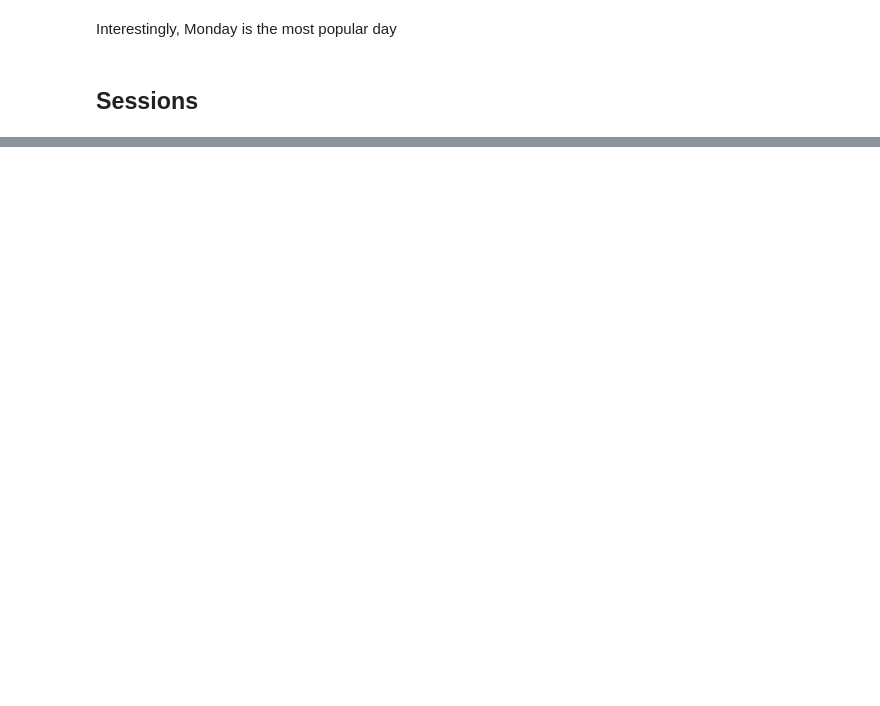
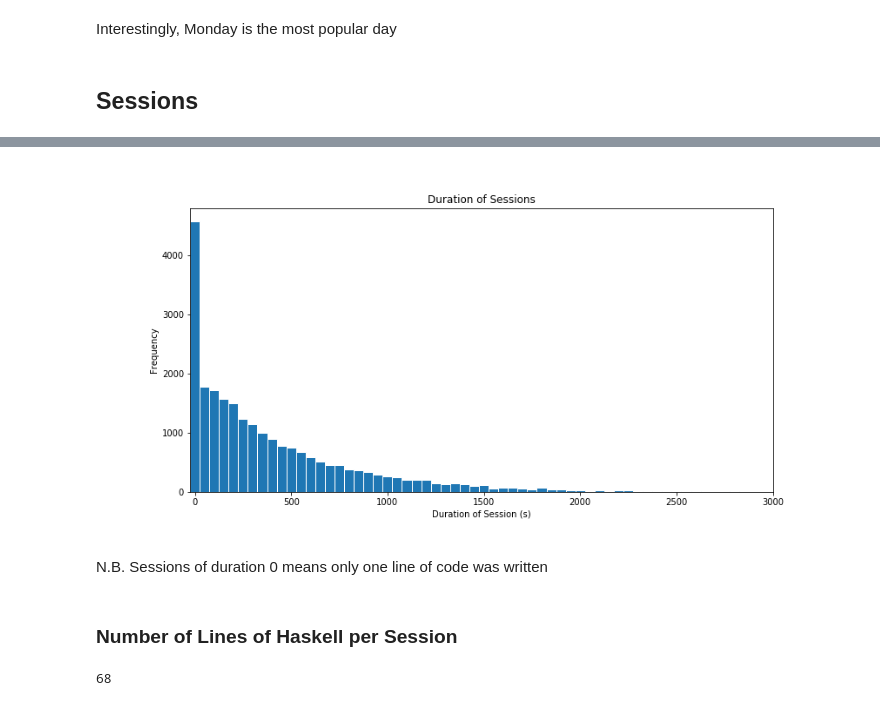
Before and after one commit to questionmarcus/haskellmooc_logfiles, a Jupyter notebook: FirstLook.ipynb, the cells around one changed output, grey strips where cells are left out. Cells and saved outputs as stored; diff of their text form; code cells hidden in the pictures; blank space fills up the shorter version.

```diff
--- a/FirstLook.ipynb
+++ b/FirstLook.ipynb
@@ -215,4 +214,6 @@ Interestingly, Monday is the most popular day
 ## Sessions
 # %%
 datetime.datetime.strptime(userSessions['0'][0]['start'][:-3]+"00", "%Y-%m-%dT%H:%M:%S.%f%z")
+for sess in userSessions['0']:
+    print (sess)
 # %% [output]
@@ -223,0 +244,5 @@ datetime.datetime(2016, 9, 21, 15, 58, 33, 743377, tzinfo=datetime.timezone.utc)
+# %%
+sessLen = []
+for user in userSessions:
+    for sess in userSessions[user]:
+        sessLen.append(sess['duration (s)'])
@@ -223,0 +253,14 @@ datetime.datetime(2016, 9, 21, 15, 58, 33, 743377, tzinfo=datetime.timezone.utc)
+# %%
+fig, ax = plt.subplots(figsize=(12,6))
+ax.hist(sessLen, bins=np.arange(0,int(max(sessLen))+100,50), edgecolor='white', align='left')
+ax.set_title("Duration of Sessions")
+ax.set_ylabel("Frequency")
+ax.set_xlabel("Duration of Session (s)")
+ax.set_xlim(-25,3000)
+plt.savefig("figures/SessionDurationDistribution.svg", transparent=True)
+# %% [output]
+[figure, added]
+# %% [markdown]
+N.B. Sessions of duration 0 means only one line of code was written
+# %% [markdown]
+### Number of Lines of Haskell per Session
@@ -223,0 +272,4 @@ datetime.datetime(2016, 9, 21, 15, 58, 33, 743377, tzinfo=datetime.timezone.utc)
+# %%
+max(sessLines)
+# %% [output]
+68
```
Also changed, not shown: parts of 16 cells of this notebook, 8 other files.
